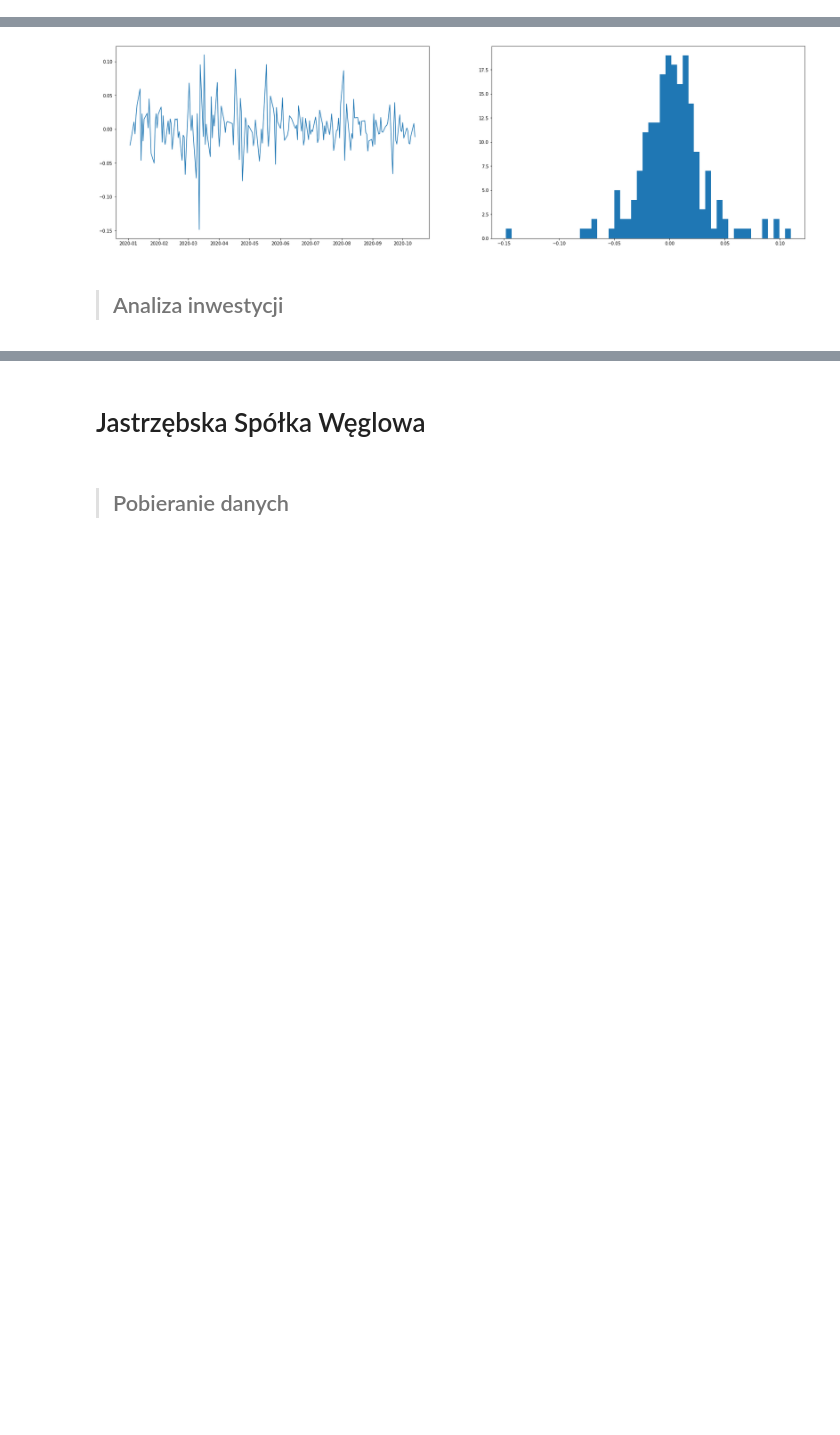
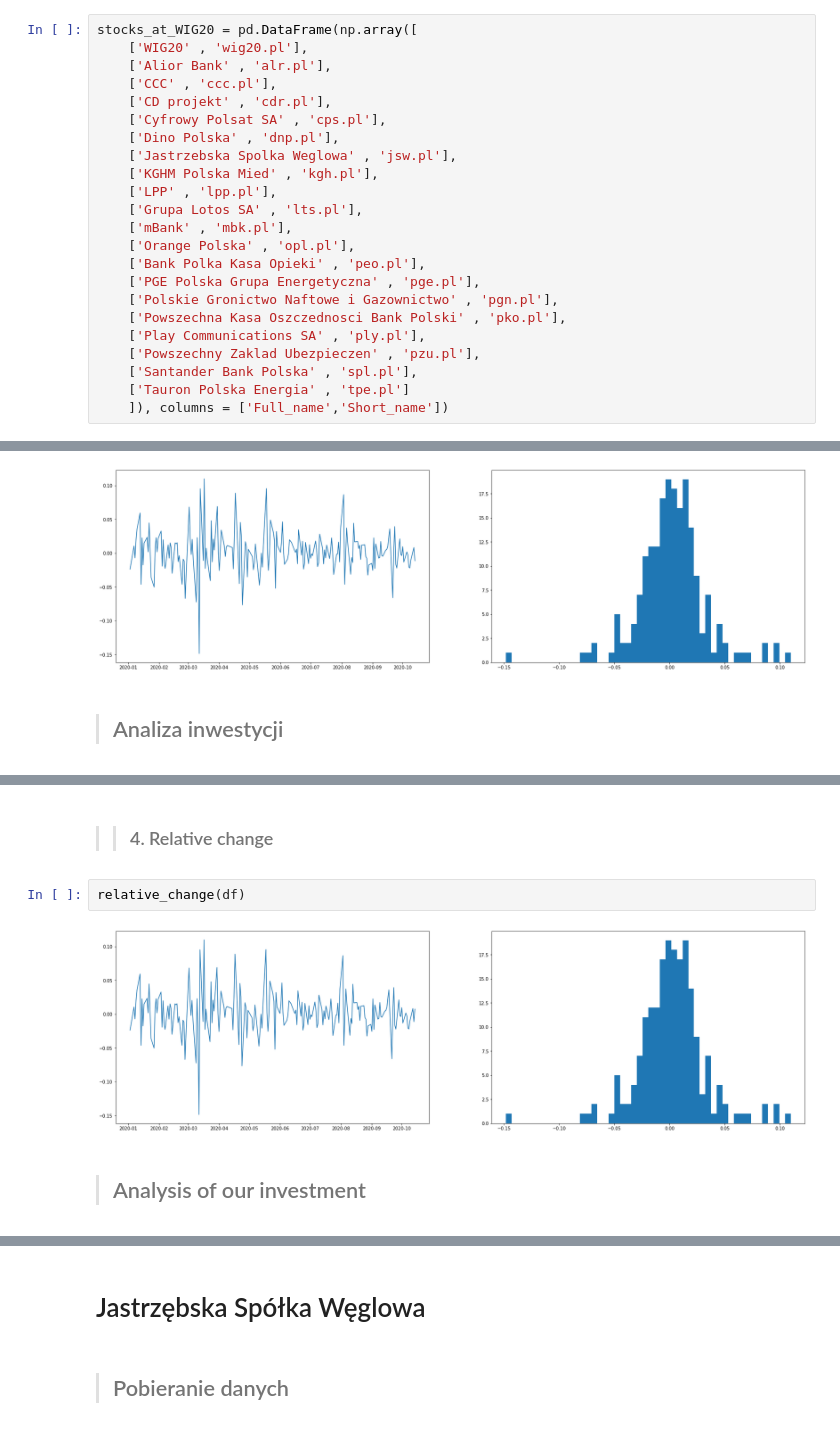
Before and after one commit to MazonSzymon/Project_COVID_portfolio, a Jupyter notebook: project_v1.ipynb, the cells around one changed output, grey strips where cells are left out. Cells and saved outputs as stored; diff of their text form; blank space fills up the shorter version.

```diff
--- a/project_v1.ipynb
+++ b/project_v1.ipynb
@@ -15,4 +15,27 @@ import matplotlib.pyplot as plt
 import datetime as dt
 import pandas_datareader as pdr
 %load_ext google.colab.data_table
+# %%
+stocks_at_WIG20 = pd.DataFrame(np.array([
+    ['WIG20' , 'wig20.pl'],
+    ['Alior Bank' , 'alr.pl'],
+    ['CCC' , 'ccc.pl'],
+    ['CD projekt' , 'cdr.pl'],
+    ['Cyfrowy Polsat SA' , 'cps.pl'],
+    ['Dino Polska' , 'dnp.pl'],
+    ['Jastrzebska Spolka Weglowa' , 'jsw.pl'],
+    ['KGHM Polska Mied' , 'kgh.pl'],
+    ['LPP' , 'lpp.pl'],
+    ['Grupa Lotos SA' , 'lts.pl'],
+    ['mBank' , 'mbk.pl'],
+    ['Orange Polska' , 'opl.pl'],
+    ['Bank Polka Kasa Opieki' , 'peo.pl'],
+    ['PGE Polska Grupa Energetyczna' , 'pge.pl'],
+    ['Polskie Gronictwo Naftowe i Gazownictwo' , 'pgn.pl'],
+    ['Powszechna Kasa Oszczednosci Bank Polski' , 'pko.pl'],
+    ['Play Communications SA' , 'ply.pl'],
+    ['Powszechny Zaklad Ubezpieczen' , 'pzu.pl'],
+    ['Santander Bank Polska' , 'spl.pl'],
+    ['Tauron Polska Energia' , 'tpe.pl']
+    ]), columns = ['Full_name','Short_name'])
 # %% [markdown]
@@ -631,3 +721,11 @@ relative_change(df)
+# %% [markdown]
+>> ### 4. Relative change
+# %%
+relative_change(df)
+# %% [output]
+[figure, added]
+# %% [markdown]
+> ## Analysis of our investment
 # %%
 portfolio_summary(total_investment,stock,start_date,end_date)
 # %% [output]
```
Also changed, not shown: parts of 59 cells of this notebook.
